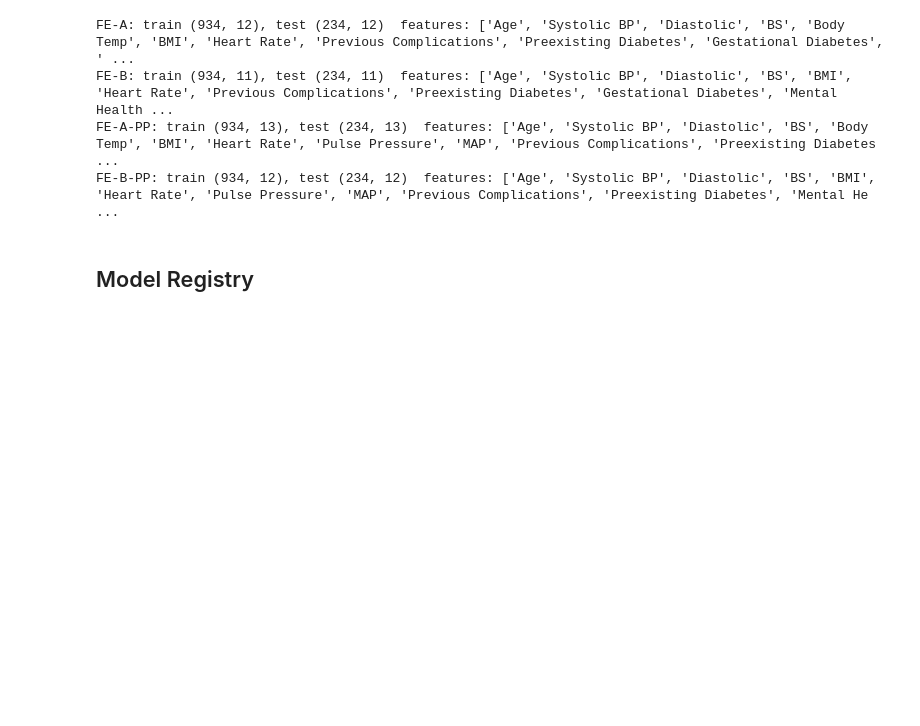
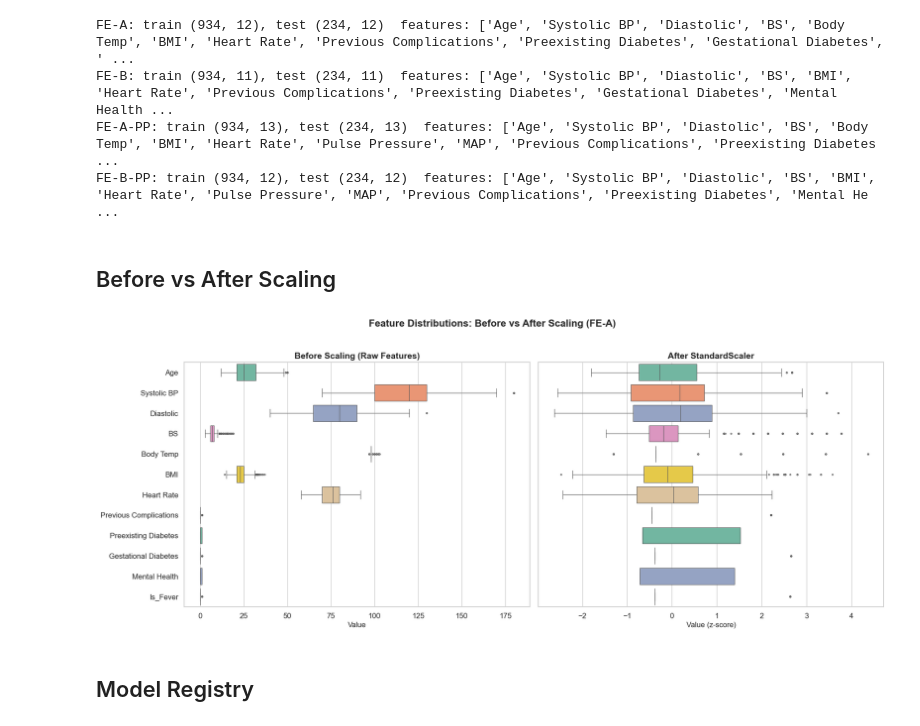
Before and after one commit to alifnw/3-Alif-Livyandra, a Jupyter notebook: notebooks/02_model_development.ipynb, the cells around one changed output. Cells and saved outputs as stored; diff of their text form; code cells hidden in the pictures; blank space fills up the shorter version.

```diff
--- a/notebooks/02_model_development.ipynb
+++ b/notebooks/02_model_development.ipynb
@@ -135,6 +135,41 @@ FE-A: train (934, 12), test (234, 12)  features: ['Age', 'Systolic BP', 'Diastol
 FE-B: train (934, 11), test (234, 11)  features: ['Age', 'Systolic BP', 'Diastolic', 'BS', 'BMI', 'Heart Rate', 'Previous Complications', 'Preexisting Diabetes', 'Gestational Diabetes', 'Mental Health ...
 FE-A-PP: train (934, 13), test (234, 13)  features: ['Age', 'Systolic BP', 'Diastolic', 'BS', 'Body Temp', 'BMI', 'Heart Rate', 'Pulse Pressure', 'MAP', 'Previous Complications', 'Preexisting Diabetes ...
 FE-B-PP: train (934, 12), test (234, 12)  features: ['Age', 'Systolic BP', 'Diastolic', 'BS', 'BMI', 'Heart Rate', 'Pulse Pressure', 'MAP', 'Previous Complications', 'Preexisting Diabetes', 'Mental He ...
+# %% [markdown]
+## Before vs After Scaling
+# %%
+import seaborn as sns
+
+# use FE-A (all features) as the demo
+X_before = X_train_A.copy()
+X_after  = pd.DataFrame(
+    StandardScaler().fit_transform(X_before),
+    columns=X_before.columns, index=X_before.index
+)
+
+fig, axes = plt.subplots(1, 2, figsize=(18, 7), sharey=True)
+
+# before scaling
+sns.boxplot(data=X_before, orient="h", ax=axes[0],
+            palette="Set2", linewidth=0.8, fliersize=2)
+axes[0].set_title("Before Scaling (Raw Features)", fontsize=14, fontweight="bold")
+axes[0].set_xlabel("Value", fontsize=12)
+axes[0].set_ylabel("")
+
+# after scaling
+sns.boxplot(data=X_after, orient="h", ax=axes[1],
+            palette="Set2", linewidth=0.8, fliersize=2)
+axes[1].set_title("After StandardScaler", fontsize=14, fontweight="bold")
+axes[1].set_xlabel("Value (z-score)", fontsize=12)
+axes[1].set_ylabel("")
+
+fig.suptitle("Feature Distributions: Before vs After Scaling (FE-A)",
+             fontsize=16, fontweight="bold", y=1.02)
+plt.tight_layout()
+plt.savefig("../reports/figures/before_after_scaling.png", dpi=150, bbox_inches="tight")
+plt.show()
+# %% [output]
+[figure, added]
 # %% [markdown]
 ## Model Registry
 # %%
```
Also changed, not shown: parts of 9 cells of this notebook, 12 other files.
